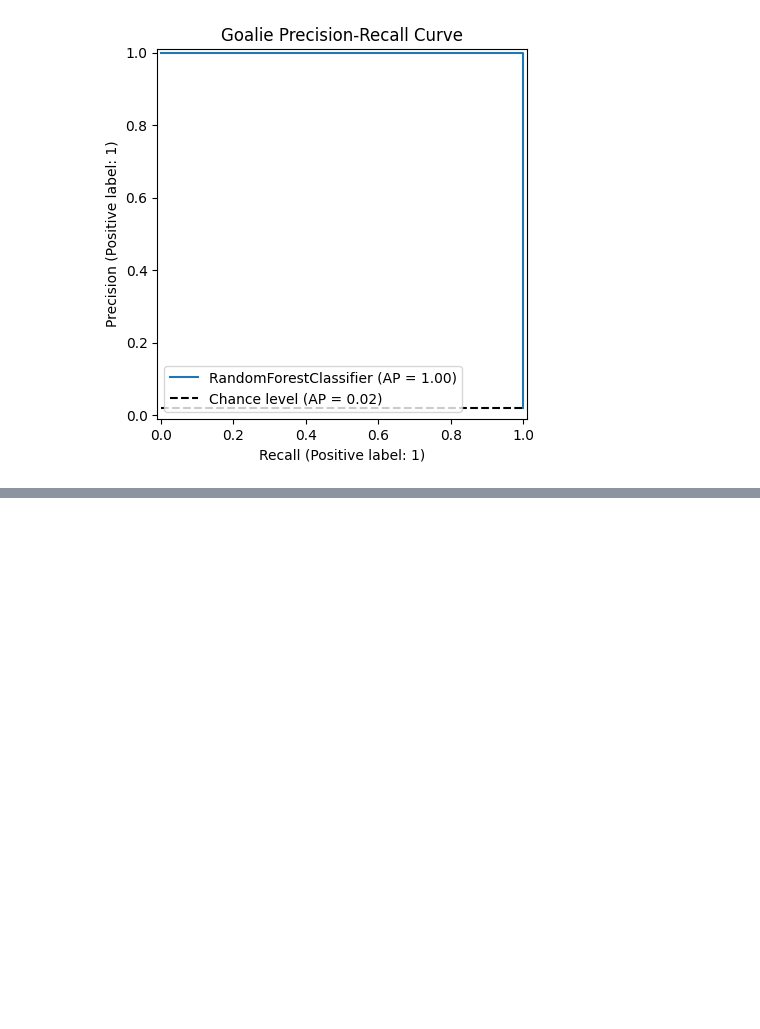
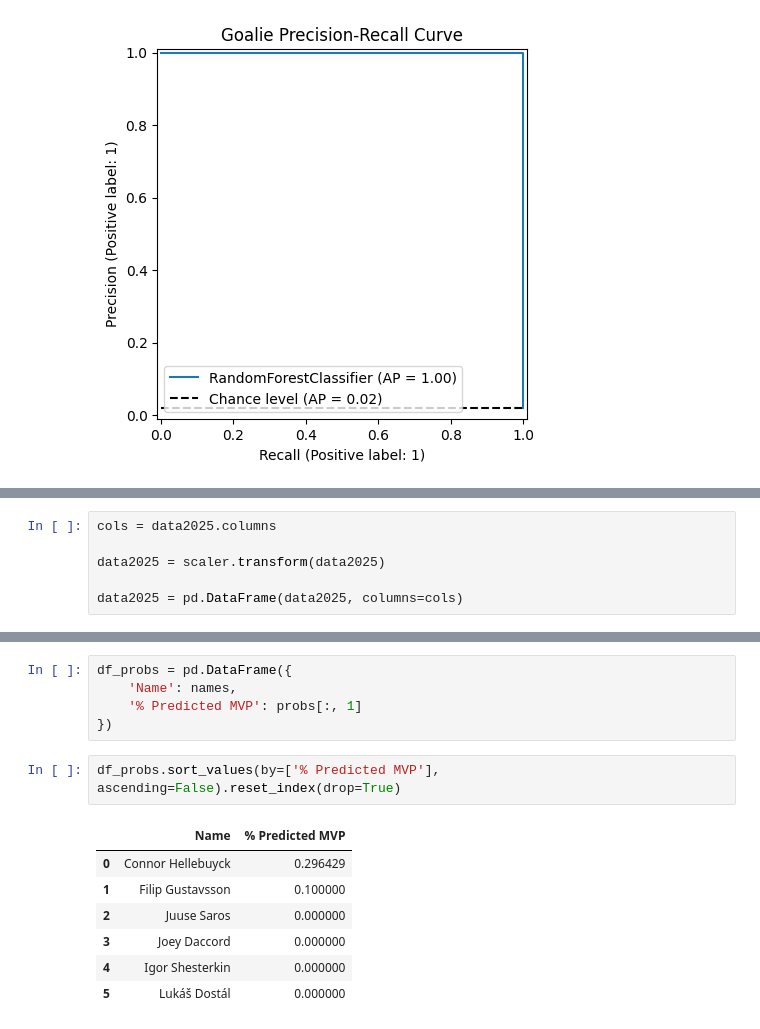
Before and after one commit to tschittina/hart-trophy-prediction, a Jupyter notebook: goalie_rfc.ipynb, the cells around one changed output, grey strips where cells are left out. Cells and saved outputs as stored; diff of their text form; blank space fills up the shorter version.

```diff
--- a/goalie_rfc.ipynb
+++ b/goalie_rfc.ipynb
@@ -140,0 +168,6 @@ plt.show()
+# %%
+cols = data2025.columns
+
+data2025 = scaler.transform(data2025)
+
+data2025 = pd.DataFrame(data2025, columns=cols)
@@ -140,0 +180,15 @@ plt.show()
+# %%
+df_probs = pd.DataFrame({
+    'Name': names,
+    '% Predicted MVP': probs[:, 1]
+})
+# %%
+df_probs.sort_values(by=['% Predicted MVP'], ascending=False).reset_index(drop=True)
+# %% [output]
+|  | Name | % Predicted MVP |
+| 0 | Connor Hellebuyck | 0.296429 |
+| 1 | Filip Gustavsson | 0.100000 |
+| 2 | Juuse Saros | 0.000000 |
+| 3 | Joey Daccord | 0.000000 |
+| 4 | Igor Shesterkin | 0.000000 |
+| 5 | Lukáš Dostál | 0.000000 |
```
Also changed, not shown: parts of 4 cells of this notebook.
